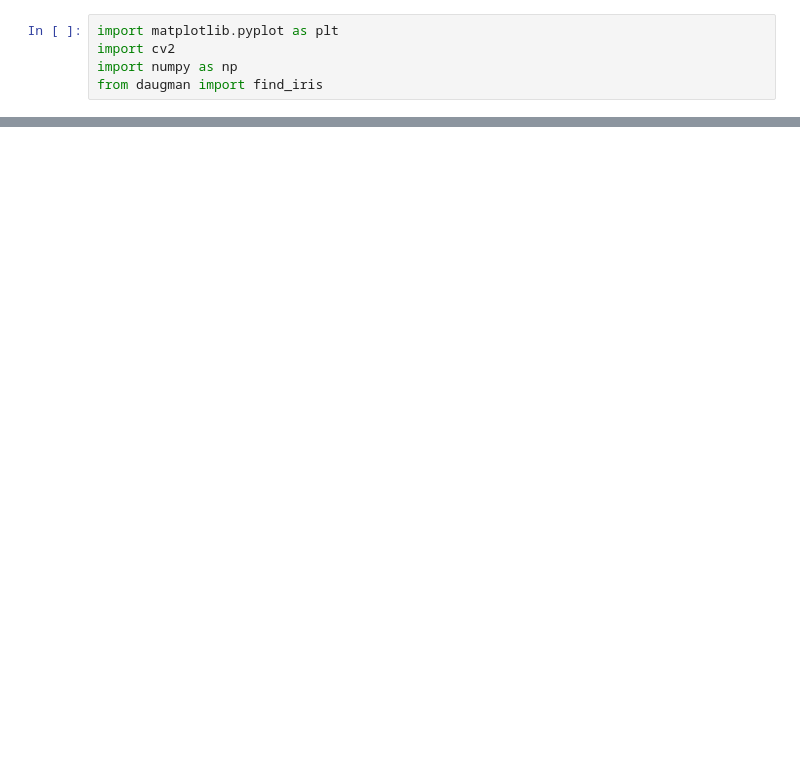
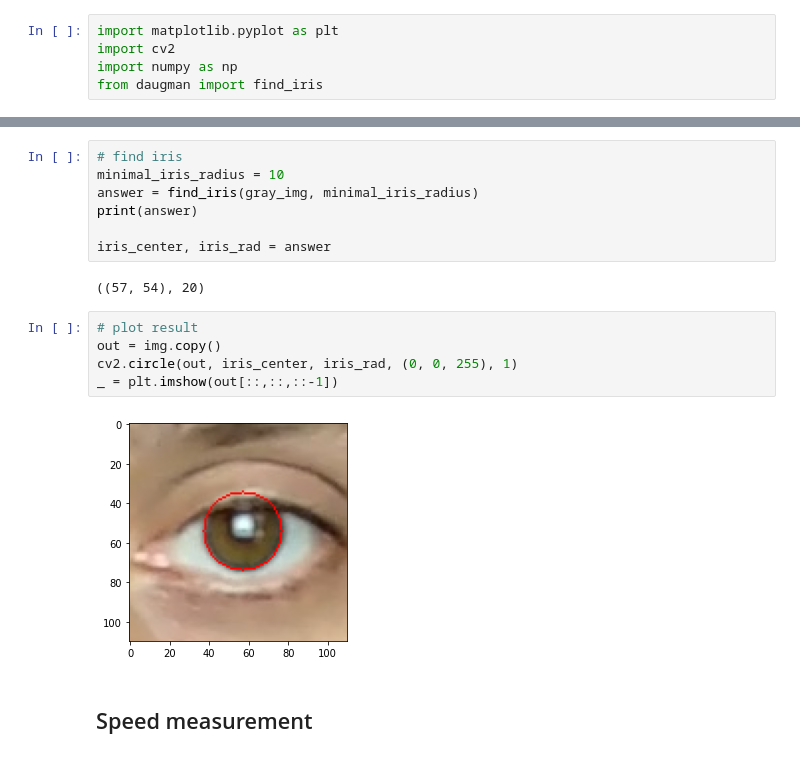
Before and after one commit to banderlog/daugman, a Jupyter notebook: another_daugman.ipynb, the cells around one changed output, grey strips where cells are left out. Saved outputs shown, nothing was run; the diff lists cells and outputs as text; blank space fills up the shorter version.

```diff
--- a/another_daugman.ipynb
+++ b/another_daugman.ipynb
@@ -16,2 +17,20 @@ plt.imshow(gray, cmap='gray')
+# %%
+# find iris
+minimal_iris_radius = 10
+answer = find_iris(gray_img, minimal_iris_radius)
+print(answer)
+
+iris_center, iris_rad = answer
+# %% [output]
+((57, 54), 20)
+# %%
+# plot result
+out = img.copy()
+cv2.circle(out, iris_center, iris_rad, (0, 0, 255), 1)
+_ = plt.imshow(out[::,::,::-1])
+# %% [output]
+[figure, added]
+# %% [markdown]
+## Speed measurement
 # %%
 %%timeit
```
Also changed, not shown: parts of 6 cells of this notebook, 2 other files.
